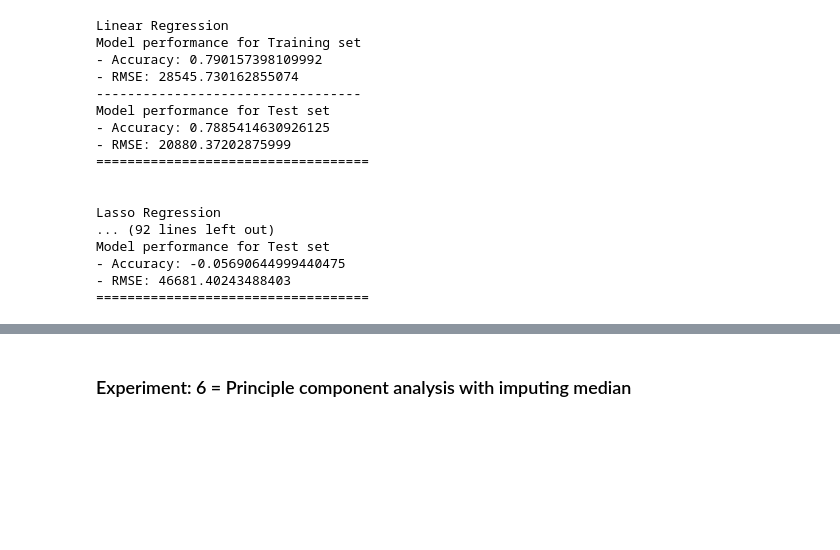
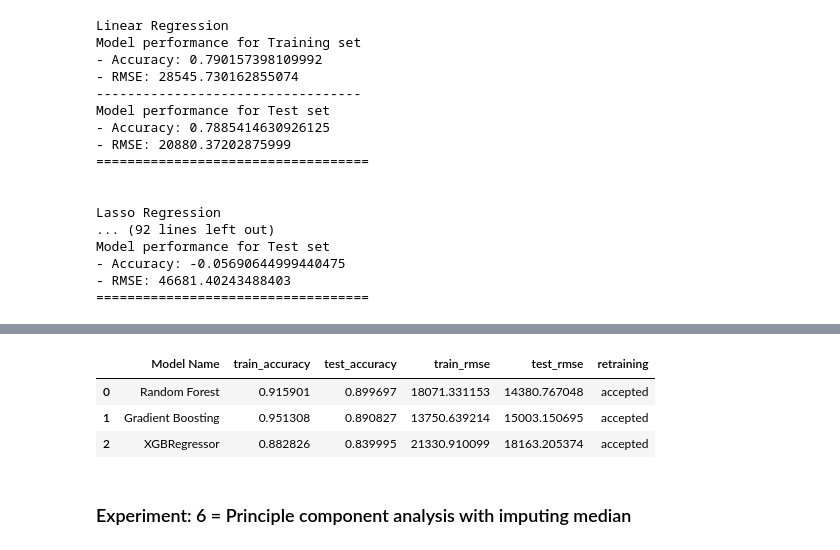
Before and after one commit to anktd23/laptop-price-prediction, a Jupyter notebook: model_training/model_training.ipynb, the cells around one changed output, grey strips where cells are left out. Cells and saved outputs as stored; diff of their text form; code cells hidden in the pictures; blank space fills up the shorter version.

```diff
--- a/model_training/model_training.ipynb
+++ b/model_training/model_training.ipynb
@@ -732,0 +1088,18 @@ report_mean
+# %%
+# Dictionary which contains models for experiment
+models_new = {
+                "Random Forest": RandomForestRegressor(n_estimators = 15,
+                                                random_state = 1,
+                                                max_samples = 0.5,
+                                                max_features = 0.25,
+                                                max_depth =15),
+                "Gradient Boosting": GradientBoostingRegressor(learning_rate=0.1,
+                                                     max_depth=5,
+                                                     max_features='sqrt',
+                                                     n_estimators=100,
+                                                     random_state= 5 ),
+                "XGBRegressor": XGBRegressor(max_depth=2,
+                                       n_estimators=75)
+             }
+# %%
+report_mean_new = evaluate_models(X_mean, y, models_new)
@@ -733,3 +1124,10 @@ report_mean
+# %%
+report_mean_new
+# %% [output]
+|  | Model Name | train_accuracy | test_accuracy | train_rmse | test_rmse | retraining |
+| 0 | Random Forest | 0.915901 | 0.899697 | 18071.331153 | 14380.767048 | accepted |
+| 1 | Gradient Boosting | 0.951308 | 0.890827 | 13750.639214 | 15003.150695 | accepted |
+| 2 | XGBRegressor | 0.882826 | 0.839995 | 21330.910099 | 18163.205374 | accepted |
 # %% [markdown]
 ### Experiment: 6 = Principle component analysis with imputing median
 # %% [markdown]
```
Also changed, not shown: parts of 113 cells of this notebook, 1 other file.
